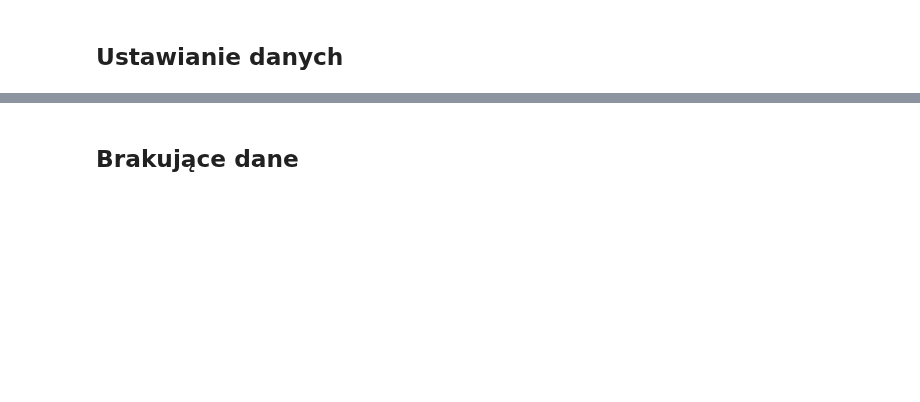
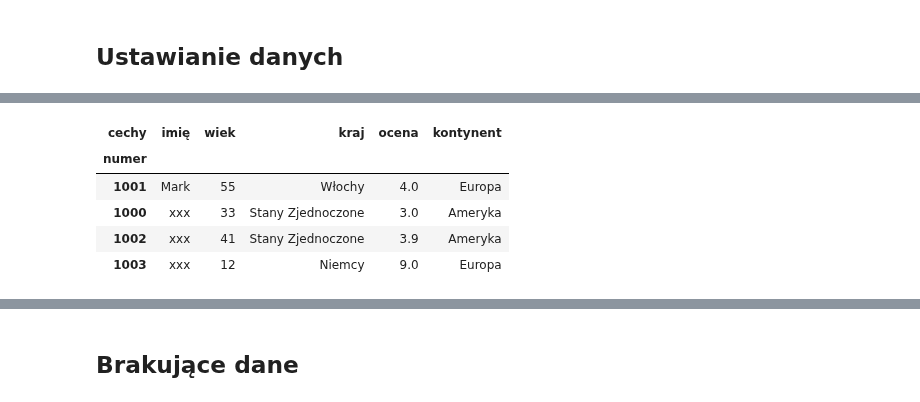
Before and after one commit to jarsonX/python_and_excel, a Jupyter notebook: code_work/r05.ipynb, the cells around one changed output, grey strips where cells are left out. Saved outputs shown, nothing was run; the diff lists cells and outputs as text; code cells hidden in the pictures; blank space fills up the shorter version.

```diff
--- a/code_work/r05.ipynb
+++ b/code_work/r05.ipynb
@@ -284,0 +492,9 @@ df2.replace("USA", "Stany Zjednoczone")
+# %%
+df2.replace({"kraj": {"USA": "Stany Zjednoczone"}})
+# %% [output]
+| cechy | imię | wiek | kraj | ocena | kontynent |
+| numer |  |  |  |  |  |
+| 1001 | Mark | 55 | Włochy | 4.0 | Europa |
+| 1000 | xxx | 33 | Stany Zjednoczone | 3.0 | Ameryka |
+| 1002 | xxx | 41 | Stany Zjednoczone | 3.9 | Ameryka |
+| 1003 | xxx | 12 | Niemcy | 9.0 | Europa |
```
Also changed, not shown: parts of 69 cells of this notebook.
